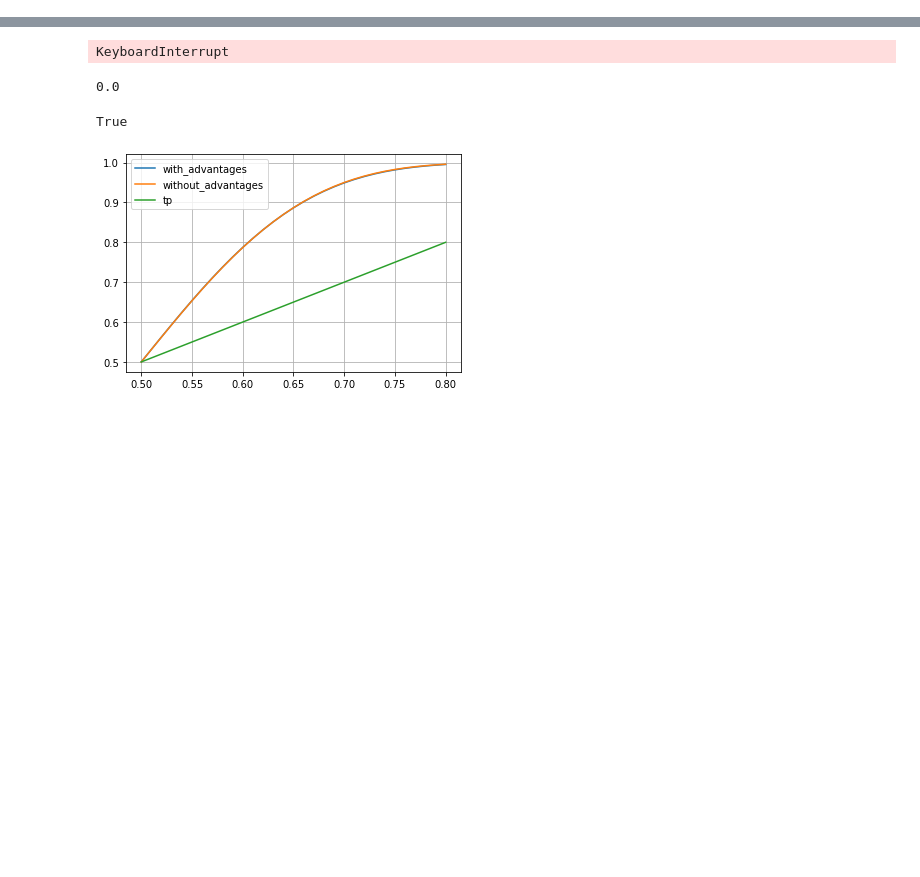
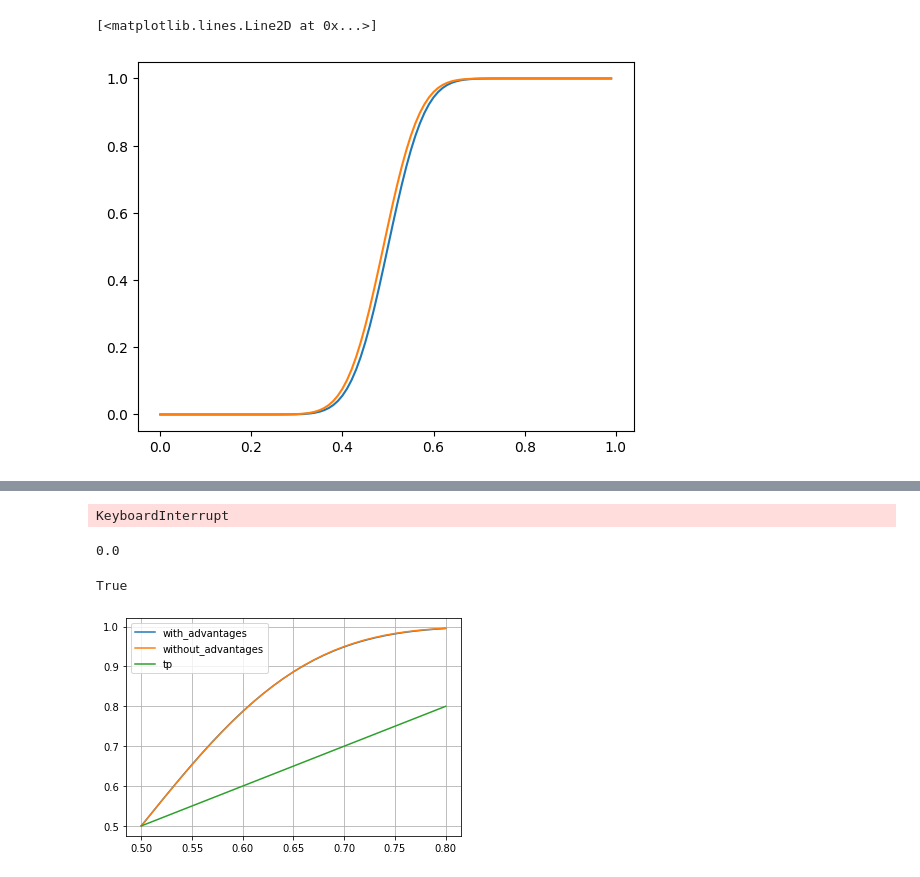
Before and after one commit to mmilanta/probable-spork, a Jupyter notebook: playground.ipynb, the cells around one changed output, grey strips where cells are left out. Drawn from its saved outputs; the diff is of its cells as text; code cells hidden in the pictures; blank space fills up the shorter version.

```diff
--- a/playground.ipynb
+++ b/playground.ipynb
@@ -16,14 +17,18 @@ def play_game(score: GameScore, p: Probe, q: Probe) -> GameScore | GameEnd:
         score = GameScore(p1=score.p1 + 1, p2=score.p2, p1_serving=score.p1_serving)
     else:
         score = GameScore(p1=score.p1, p2=score.p2 + 1, p1_serving=score.p1_serving)
+    if score.p1 == score.p2 == 3:
+        score = GameScore(p1=2, p2=2, p1_serving=score.p1_serving)
     if max(score.p1, score.p2) == 4:
         return GameEnd.WIN if score.p1 > score.p2 else GameEnd.LOSE
     return score
 
+N = 3
 class TieBreakScore(NamedTuple):
     p1: int
     p2: int
     p1_serving: bool
+init_tie_break=TieBreakScore(p1=0, p2=0, p1_serving=True)
 def play_tie_break(score: TieBreakScore, p: Probe, q: Probe) -> TieBreakScore | GameEnd:
     sp = p if score.p1_serving else q
     if sp.run():
@@ -32,7 +37,9 @@ def play_tie_break(score: TieBreakScore, p: Probe, q: Probe) -> TieBreakScore |
         score = TieBreakScore(p1=score.p1, p2=score.p2 + 1, p1_serving=score.p1_serving)
     if score.p1 + score.p2 % 2 == 0:
         score = TieBreakScore(p1=score.p1, p2=score.p2, p1_serving=not score.p1_serving)
-    if max(score.p1, score.p2) == 7:
+    if score.p1 == score.p2 == N - 1:
+        score = GameScore(p1=N - 2, p2=N - 2, p1_serving=score.p1_serving)
+    if max(score.p1, score.p2) == N:
         return GameEnd.WIN if score.p1 > score.p2 else GameEnd.LOSE
     return score
 
@@ -72,6 +79,24 @@ def play_set(score: SetScore, p: Probe, q: Probe) -> GameScore | GameEnd:
         return score
 
 init_set = SetScore(p1=0, p2=0, current_game=GameScore(p1=0, p2=0, p1_serving=True), tie_break=TieBreakScore(p1=0, p2=0, p1_serving=True))
-dg = create_dg(init_set, play_fn=play_set)
-poly = get_polynomial(dg, init_set)
-print(poly)
+
+class MatchScore(NamedTuple):
+    p1: int
+    p2: int
+    current_set: SetScore
+def play_match(score: MatchScore, p: Probe, q: Probe) -> MatchScore | GameEnd:
+    new_set_score = play_set(score=score.current_set, p=p, q=q)
+    if new_set_score == GameEnd.WIN:
+        score=MatchScore(p1=score.p1 + 1, p2=score.p2, current_set=init_set)
+    elif new_set_score == GameEnd.LOSE:
+        score=MatchScore(p1=score.p1, p2=score.p2 + 1, current_set=init_set)
+    else:
+        score=MatchScore(p1=score.p1, p2=score.p2, current_set=new_set_score)
+    if score.p1 == 2:
+        return GameEnd.WIN
+    if score.p2 == 2:
+        return GameEnd.LOSE
+    return score
+init_match = MatchScore(p1=0, p2=0,current_set=init_set)
+
+dg = create_dg(init_match, play_fn=play_match)
@@ -80 +165,9 @@ print(poly)
+# %%
+dg = create_dg(init_set, play_fn=play_set)
+v2_n = evaluate_graph_float(dg, init_set, p=np.arange(0,1,.01), q=np.arange(0,1,.01))
+plt.plot(np.arange(0,1,.01), v2_n)
+plt.plot(np.arange(0,1,.01)[::-1], 1-v2_n)
+# %% [output]
+[<matplotlib.lines.Line2D at 0x...>]
+[figure, added]
 # %%
```
Also changed, not shown: parts of 7 cells of this notebook.
